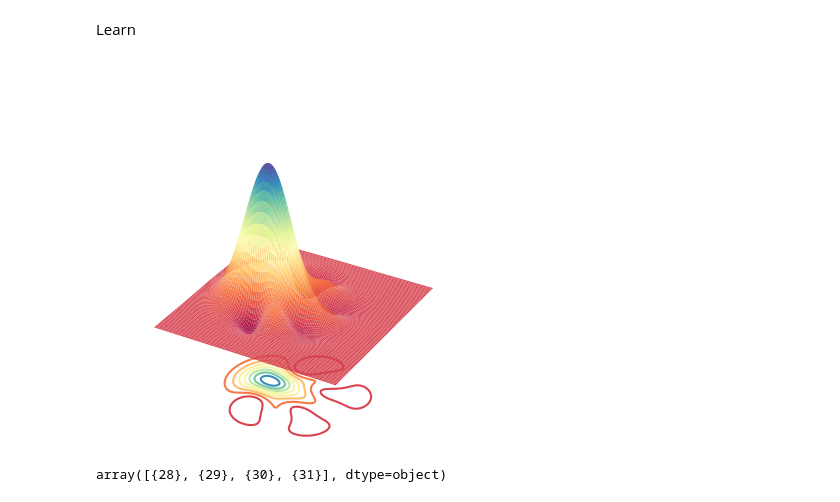
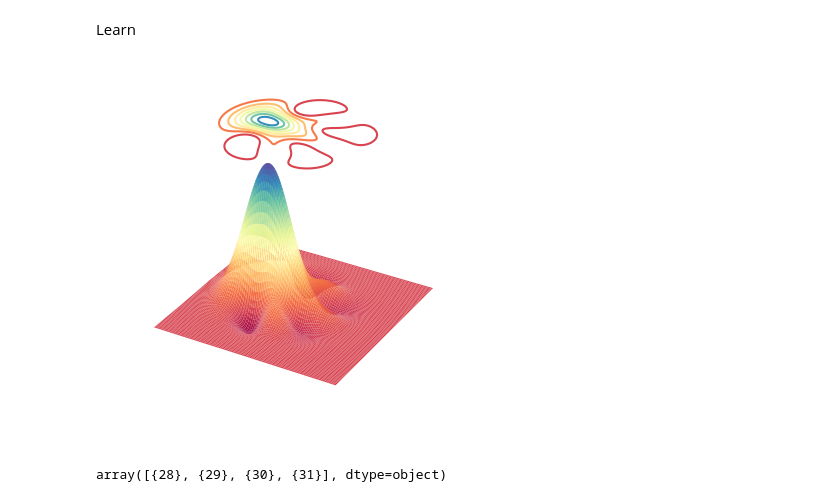
Before and after one commit to cristian-f-zapata/QNN-Qumodes, a Jupyter notebook: QF1_.ipynb, the cells around one changed output. Cells and saved outputs as stored; diff of their text form; code cells hidden in the pictures.

```diff
--- a/QF1_.ipynb
+++ b/QF1_.ipynb
@@ -291,14 +291,14 @@ Learn
 # %%
 fig = plt.figure()
 ax = fig.add_subplot(111, projection="3d")
 X, P, W = wigner(rho_learnt)
 ax.plot_surface(X, P, W, cmap="Spectral", lw=0.5, rstride=1, cstride=1)
-ax.contour(X, P, W, 10, cmap="Spectral", linestyles="solid", offset=-0.106)
+ax.contour(X, P, W, 10, cmap="Spectral", linestyles="solid", offset=0.2) #0.2
 ax.set_axis_off()
 plt.savefig("L.png")
 fig.show()
 # %% [output]
-[figure, old version]
+[figure, new version]
 # %%
 hid_params
 # %% [output]
```
Also changed, not shown: parts of 1 cell of this notebook.
